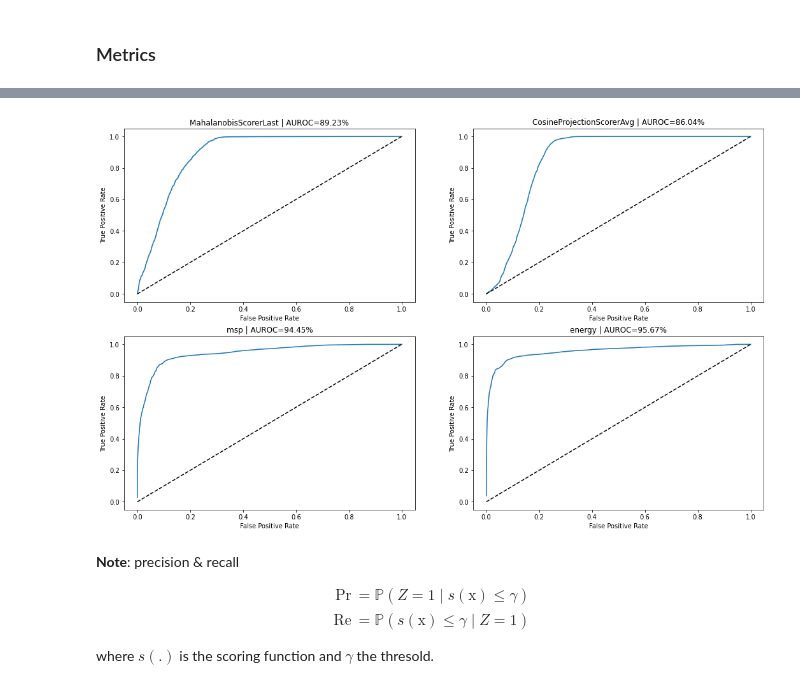
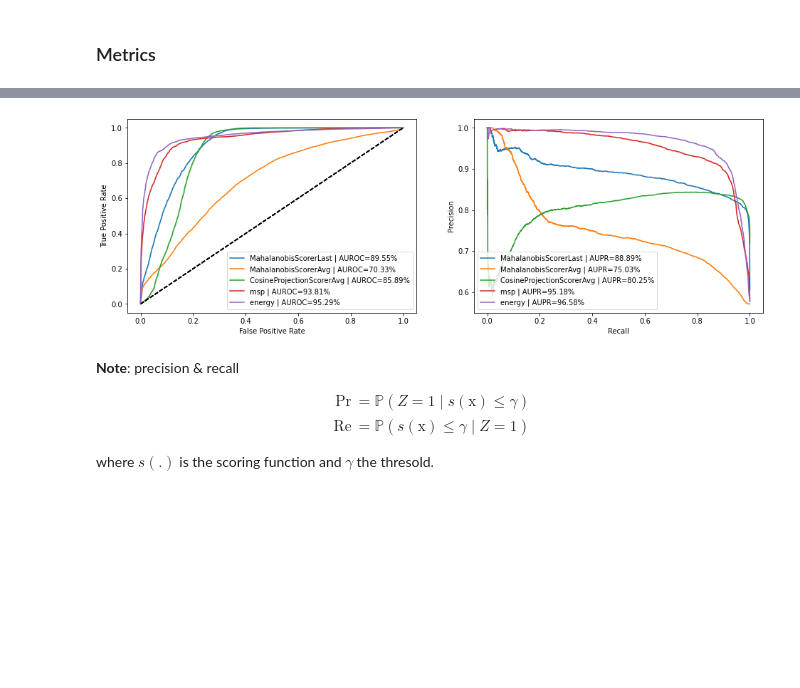
Before and after one commit to PeDiot/OOD-Detection-Intent-Classification, a Jupyter notebook: notebook.ipynb, the cells around one changed output, grey strips where cells are left out. Saved outputs shown, nothing was run; the diff lists cells and outputs as text; code cells hidden in the pictures; blank space fills up the shorter version.

```diff
--- a/notebook.ipynb
+++ b/notebook.ipynb
@@ -249,6 +306,7 @@ config_args_out = {
 # %%
 _, _, test_loader_atis = load_requested_dataset(config_name="atis", **config_args_out)
 _, _, test_loader_bitext = load_requested_dataset(config_name="bitext", **config_args_out)
+_, _, test_loader_clinc_out = load_requested_dataset(config_name="clinc150_out", **config_args_out)
 # %%
 for batch in test_loader_atis:
     break
@@ -549,7 +652,7 @@ for (scorer, records), ax in zip(all_scores.items(), axes.flatten()):
 # %% [markdown]
 #### `banking77` & `Bitext`
 # %%
-fig, axes = plt.subplots(ncols=2, nrows=2, figsize=(18, 10))
+fig, axes = plt.subplots(ncols=3, nrows=2, figsize=(24, 10))
 fig.suptitle("banking77 & Bitext", size=14)
 
 for (scorer, records), ax in zip(all_scores.items(), axes.flatten()):
@@ -558,5 +661,7 @@ for (scorer, records), ax in zip(all_scores.items(), axes.flatten()):
         records,
         ds_names=["in_train", "out_bitext"],
         ax=ax,
-        density=True);
+        density=True)
+
+axes[1, 2].set_axis_off();
 # %% [output]
@@ -563,0 +671,13 @@ for (scorer, records), ax in zip(all_scores.items(), axes.flatten()):
+# %%
+fig, axes = plt.subplots(ncols=3, nrows=2, figsize=(24, 10))
+fig.suptitle("banking77 & CLINC150", size=14)
+
+for (scorer, records), ax in zip(all_scores.items(), axes.flatten()):
+    plot_scorer_distrib(
+        scorer,
+        records,
+        ds_names=["in_train", "in_clinc", "out_clinc"],
+        ax=ax,
+        density=True)
+
+axes[1, 2].set_axis_off();
@@ -603,17 +759,35 @@ prc = {
 # %%
-fig, axes = plt.subplots(nrows=2, ncols=2, figsize=(18, 11))
+fig, axes = plt.subplots(ncols=2, figsize=(16, 5))
 
-for (scorer, (fpr, tpr, _)), ax in zip(roc.items(), axes.flatten()):
-    sns.lineplot(x=fpr, y=tpr, ax=ax)
-    sns.lineplot(x=[0, 1], y=[0, 1], linestyle="dashed", ax=ax, color="black")
+for scorer, (fpr, tpr, _) in roc.items():
+    label = f"{scorer} | AUROC={round(100*auroc[scorer], 2)}%"
 
-    ax.set_xlabel("False Positive Rate")
-    ax.set_ylabel("True Positive Rate")
+    sns.lineplot(
+        x=fpr,
+        y=tpr,
+        label=label,
+        color=COLORS_SCORERS[scorer],
+        ax=axes[0])
 
-    auroc = auc(fpr, tpr)
-    ax.set_title(f"{scorer} | AUROC={round(100*auroc, 2)}%");
+    sns.lineplot(x=[0, 1], y=[0, 1], linestyle="dashed", color="black", ax=axes[0])
+
+axes[0].set_xlabel("False Positive Rate")
+axes[0].set_ylabel("True Positive Rate")
+
+for scorer, (precision, recall, _) in prc.items():
+    label = f"{scorer} | AUPR={round(100*aupr[scorer], 2)}%"
+
+    sns.lineplot(
+        x=recall,
+        y=precision,
+        label=label,
+        color=COLORS_SCORERS[scorer],
+        ax=axes[1])
+
+axes[1].set_xlabel("Recall")
+axes[1].set_ylabel("Precision");
 # %% [output]
-[figure, old version]
+[figure, new version]
 # %% [markdown]
 **Note**: precision & recall
 
```
Also changed, not shown: parts of 43 cells of this notebook.
